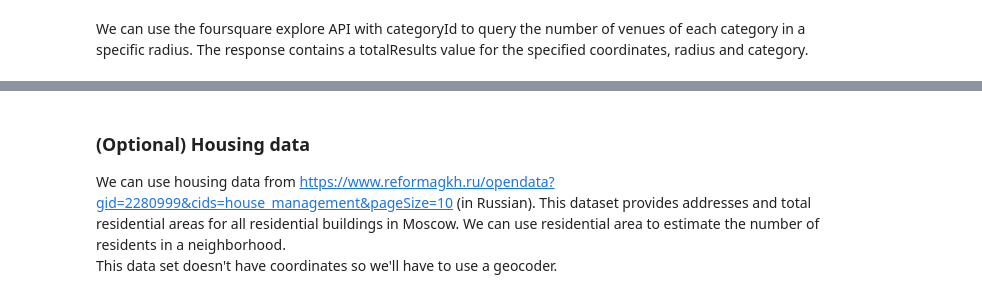
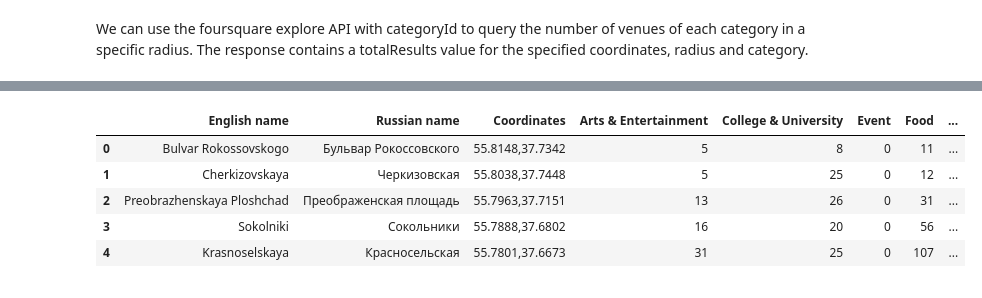
Before and after one commit to theptyza/map_moscow_metro_foursquare, a Jupyter notebook: Moscow.ipynb, the cells around one changed output, grey strips where cells are left out. Saved outputs shown, nothing was run; the diff lists cells and outputs as text; code cells hidden in the pictures.

```diff
--- a/Moscow.ipynb
+++ b/Moscow.ipynb
@@ -149,4 +146,0 @@ Travel & Transport      9
-# %% [markdown]
-### (Optional) Housing data
-We can use housing data from https://www.reformagkh.ru/opendata?gid=2280999&cids=house_management&pageSize=10 (in Russian). This dataset provides addresses and total residential areas for all residential buildings in Moscow. We can use residential area to estimate the number of residents in a neighborhood.
-This data set doesn't have coordinates so we'll have to use a geocoder.
@@ -152,0 +158,11 @@ This data set doesn't have coordinates so we'll have to use a geocoder.
+# %%
+#Read already stored CSV
+stations_venues_df = pd.read_csv('stations_venues_1000.csv', index_col=0)
+stations_venues_df.head()
+# %% [output]
+|  | English name | Russian name | Coordinates | Arts & Entertainment | College & University | Event | Food | ... |
+| 0 | Bulvar Rokossovskogo | Бульвар Рокоссовского | 55.8148,37.7342 | 5 | 8 | 0 | 11 | ... |
+| 1 | Cherkizovskaya | Черкизовская | 55.8038,37.7448 | 5 | 25 | 0 | 12 | ... |
+| 2 | Preobrazhenskaya Ploshchad | Преображенская площадь | 55.7963,37.7151 | 13 | 26 | 0 | 31 | ... |
+| 3 | Sokolniki | Сокольники | 55.7888,37.6802 | 16 | 20 | 0 | 56 | ... |
+| 4 | Krasnoselskaya | Красносельская | 55.7801,37.6673 | 31 | 25 | 0 | 107 | ... |
```
Also changed, not shown: parts of 31 cells of this notebook, 2 other files.
